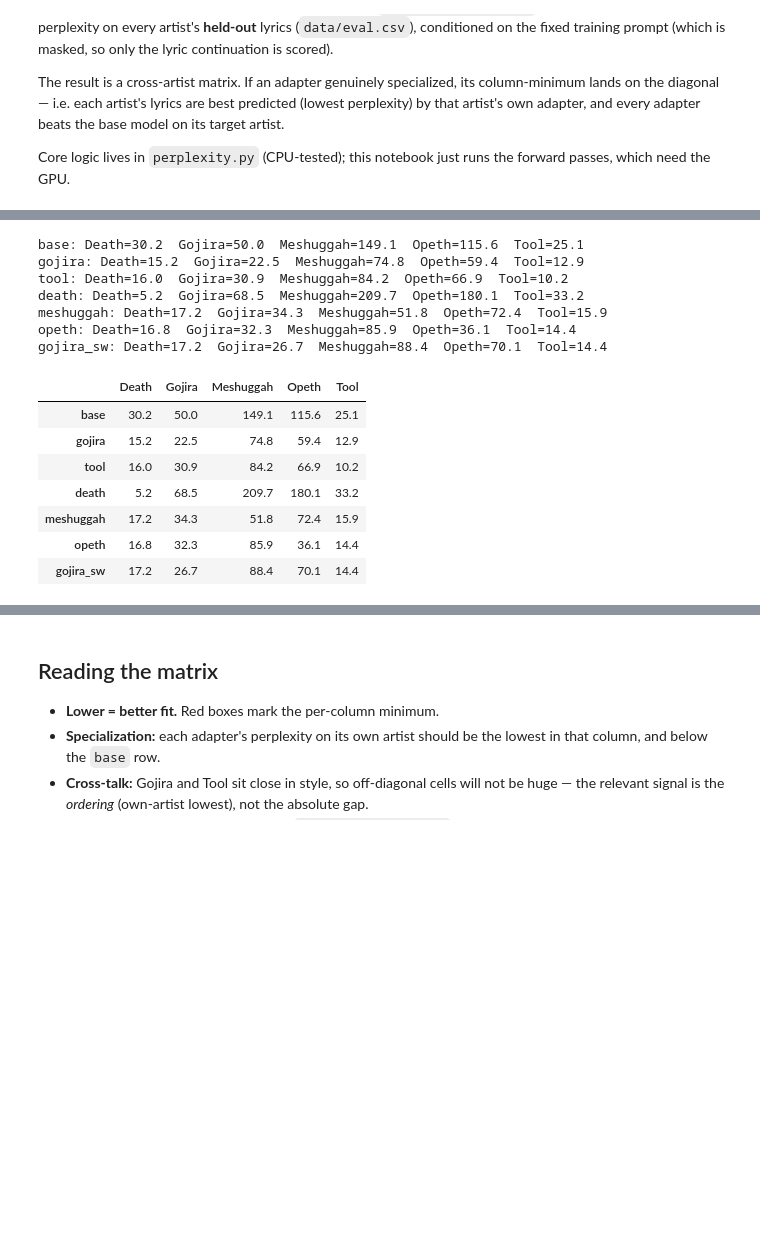
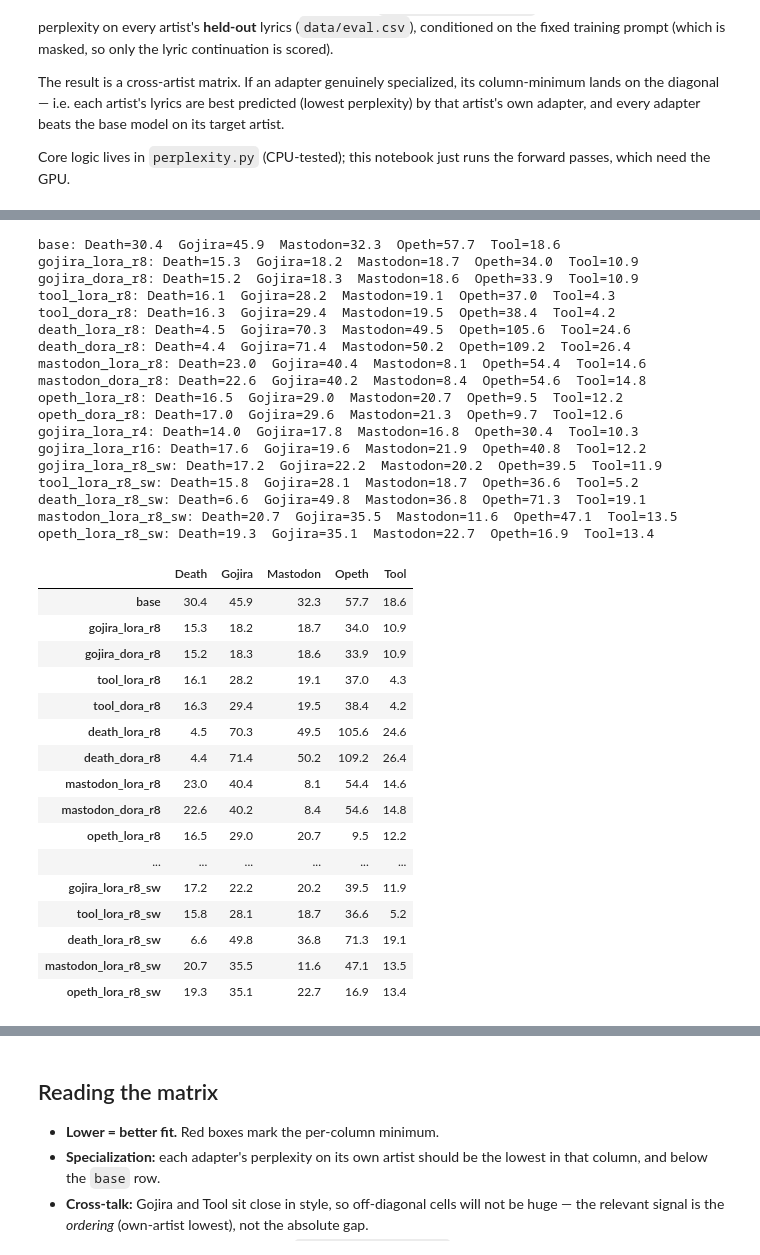
Before and after one commit to raccoon-42/lora-lyrics, a Jupyter notebook: src/08_perplexity.ipynb, the cells around one changed output, grey strips where cells are left out. Saved outputs shown, nothing was run; the diff lists cells and outputs as text; code cells hidden in the pictures; blank space fills up the shorter version.

```diff
--- a/src/08_perplexity.ipynb
+++ b/src/08_perplexity.ipynb
@@ -33,34 +33,53 @@ Tool          7
 Name: count, dtype: int64
 # %%
-from config import main_adapters, Adapter
+from config import adapter_registry
 
 # Rows: base + one headline adapter (LoRA r8) per artist, plus the SW variant.
 # Only adapters that exist on disk are included (skip not-yet-trained ones).
-specs = main_adapters() + [Adapter("Gojira", "lora", 8, sw=True)]
+specs = adapter_registry()
 adapter_map = {"base": None}
 for a in specs:
     if a.path.exists():
-        key = a.artist.lower() + ("_sw" if a.sw else "")
-        adapter_map[key] = str(a.path)
+        adapter_map[a.name] = str(a.path)
 
 ppl = perplexity_matrix(base_model, tokenizer, adapter_map, eval_df)
 ppl.round(1)
 # %% [output]
-base: Death=30.2  Gojira=50.0  Meshuggah=149.1  Opeth=115.6  Tool=25.1
-gojira: Death=15.2  Gojira=22.5  Meshuggah=74.8  Opeth=59.4  Tool=12.9
-tool: Death=16.0  Gojira=30.9  Meshuggah=84.2  Opeth=66.9  Tool=10.2
-death: Death=5.2  Gojira=68.5  Meshuggah=209.7  Opeth=180.1  Tool=33.2
-meshuggah: Death=17.2  Gojira=34.3  Meshuggah=51.8  Opeth=72.4  Tool=15.9
-opeth: Death=16.8  Gojira=32.3  Meshuggah=85.9  Opeth=36.1  Tool=14.4
-gojira_sw: Death=17.2  Gojira=26.7  Meshuggah=88.4  Opeth=70.1  Tool=14.4
+base: Death=30.4  Gojira=45.9  Mastodon=32.3  Opeth=57.7  Tool=18.6
+gojira_lora_r8: Death=15.3  Gojira=18.2  Mastodon=18.7  Opeth=34.0  Tool=10.9
+gojira_dora_r8: Death=15.2  Gojira=18.3  Mastodon=18.6  Opeth=33.9  Tool=10.9
+tool_lora_r8: Death=16.1  Gojira=28.2  Mastodon=19.1  Opeth=37.0  Tool=4.3
+tool_dora_r8: Death=16.3  Gojira=29.4  Mastodon=19.5  Opeth=38.4  Tool=4.2
+death_lora_r8: Death=4.5  Gojira=70.3  Mastodon=49.5  Opeth=105.6  Tool=24.6
+death_dora_r8: Death=4.4  Gojira=71.4  Mastodon=50.2  Opeth=109.2  Tool=26.4
+mastodon_lora_r8: Death=23.0  Gojira=40.4  Mastodon=8.1  Opeth=54.4  Tool=14.6
+mastodon_dora_r8: Death=22.6  Gojira=40.2  Mastodon=8.4  Opeth=54.6  Tool=14.8
+opeth_lora_r8: Death=16.5  Gojira=29.0  Mastodon=20.7  Opeth=9.5  Tool=12.2
+opeth_dora_r8: Death=17.0  Gojira=29.6  Mastodon=21.3  Opeth=9.7  Tool=12.6
+gojira_lora_r4: Death=14.0  Gojira=17.8  Mastodon=16.8  Opeth=30.4  Tool=10.3
+gojira_lora_r16: Death=17.6  Gojira=19.6  Mastodon=21.9  Opeth=40.8  Tool=12.2
+gojira_lora_r8_sw: Death=17.2  Gojira=22.2  Mastodon=20.2  Opeth=39.5  Tool=11.9
+tool_lora_r8_sw: Death=15.8  Gojira=28.1  Mastodon=18.7  Opeth=36.6  Tool=5.2
+death_lora_r8_sw: Death=6.6  Gojira=49.8  Mastodon=36.8  Opeth=71.3  Tool=19.1
+mastodon_lora_r8_sw: Death=20.7  Gojira=35.5  Mastodon=11.6  Opeth=47.1  Tool=13.5
+opeth_lora_r8_sw: Death=19.3  Gojira=35.1  Mastodon=22.7  Opeth=16.9  Tool=13.4
-|  | Death | Gojira | Meshuggah | Opeth | Tool |
-| base | 30.2 | 50.0 | 149.1 | 115.6 | 25.1 |
-| gojira | 15.2 | 22.5 | 74.8 | 59.4 | 12.9 |
-| tool | 16.0 | 30.9 | 84.2 | 66.9 | 10.2 |
-| death | 5.2 | 68.5 | 209.7 | 180.1 | 33.2 |
-| meshuggah | 17.2 | 34.3 | 51.8 | 72.4 | 15.9 |
-| opeth | 16.8 | 32.3 | 85.9 | 36.1 | 14.4 |
-| gojira_sw | 17.2 | 26.7 | 88.4 | 70.1 | 14.4 |
+|  | Death | Gojira | Mastodon | Opeth | Tool |
+| base | 30.4 | 45.9 | 32.3 | 57.7 | 18.6 |
+| gojira_lora_r8 | 15.3 | 18.2 | 18.7 | 34.0 | 10.9 |
+| gojira_dora_r8 | 15.2 | 18.3 | 18.6 | 33.9 | 10.9 |
+| tool_lora_r8 | 16.1 | 28.2 | 19.1 | 37.0 | 4.3 |
+| tool_dora_r8 | 16.3 | 29.4 | 19.5 | 38.4 | 4.2 |
+| death_lora_r8 | 4.5 | 70.3 | 49.5 | 105.6 | 24.6 |
+| death_dora_r8 | 4.4 | 71.4 | 50.2 | 109.2 | 26.4 |
+| mastodon_lora_r8 | 23.0 | 40.4 | 8.1 | 54.4 | 14.6 |
+| mastodon_dora_r8 | 22.6 | 40.2 | 8.4 | 54.6 | 14.8 |
+| opeth_lora_r8 | 16.5 | 29.0 | 20.7 | 9.5 | 12.2 |
+| ... | ... | ... | ... | ... | ... |
+| gojira_lora_r8_sw | 17.2 | 22.2 | 20.2 | 39.5 | 11.9 |
+| tool_lora_r8_sw | 15.8 | 28.1 | 18.7 | 36.6 | 5.2 |
+| death_lora_r8_sw | 6.6 | 49.8 | 36.8 | 71.3 | 19.1 |
+| mastodon_lora_r8_sw | 20.7 | 35.5 | 11.6 | 47.1 | 13.5 |
+| opeth_lora_r8_sw | 19.3 | 35.1 | 22.7 | 16.9 | 13.4 |
 # %%
 plot_perplexity_matrix(ppl)
 # %% [output]
```
Also changed, not shown: parts of 2 cells of this notebook, 8 other files.
